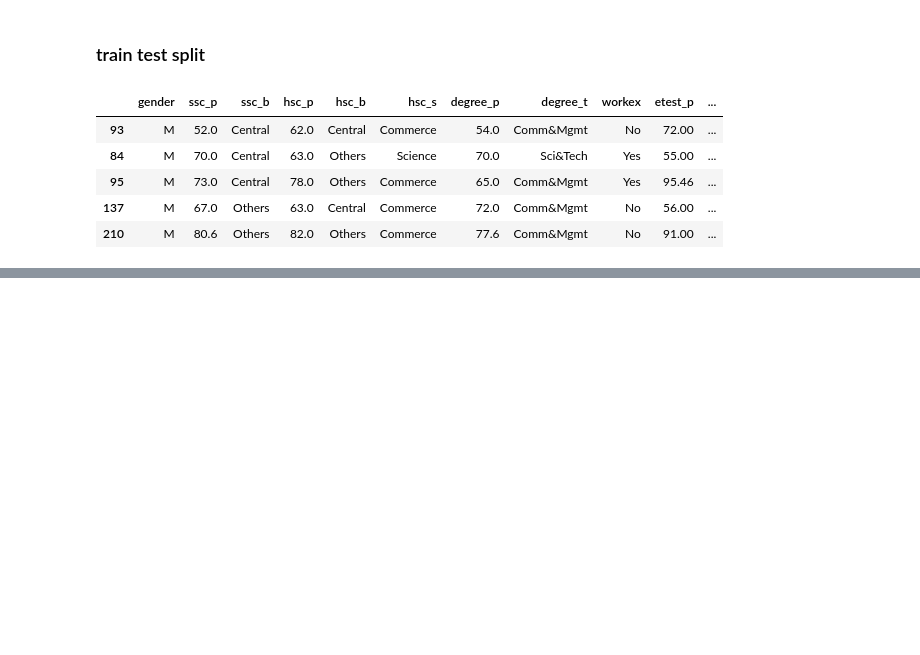
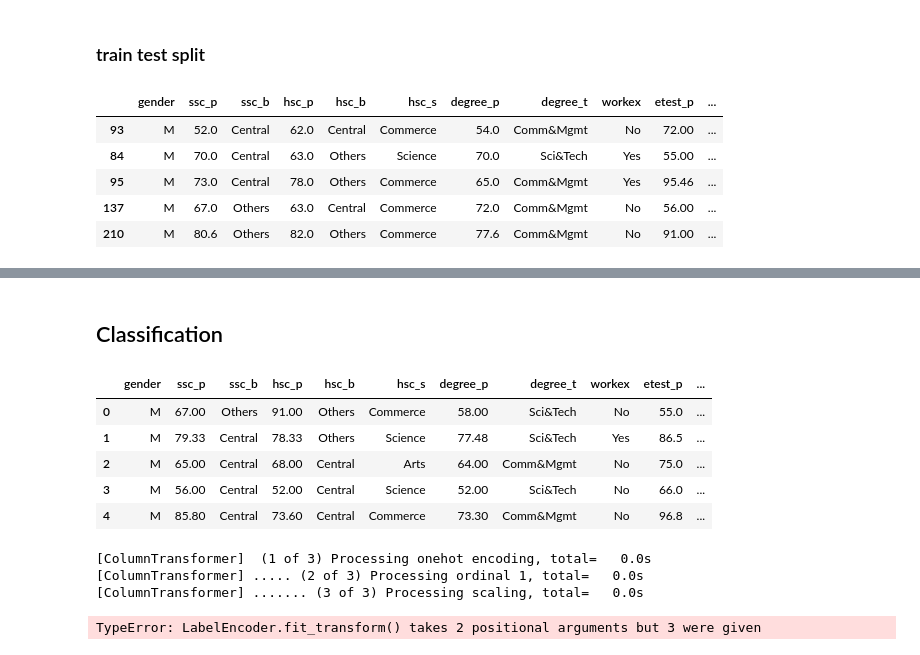
Before and after one commit to aswinshibu2001/Data-processing-and-model-selection, a Jupyter notebook: placement.ipynb, the cells around one changed output, grey strips where cells are left out. Saved outputs shown, nothing was run; the diff lists cells and outputs as text; code cells hidden in the pictures; blank space fills up the shorter version.

Commit message:
column transformer + hyperparameter tuning

```diff
--- a/placement.ipynb
+++ b/placement.ipynb
@@ -356,0 +495,11 @@ score
+# %% [markdown]
+## Classification
+# %%
+df.head()
+# %% [output]
+|  | gender | ssc_p | ssc_b | hsc_p | hsc_b | hsc_s | degree_p | degree_t | workex | etest_p | ... |
+| 0 | M | 67.00 | Others | 91.00 | Others | Commerce | 58.00 | Sci&Tech | No | 55.0 | ... |
+| 1 | M | 79.33 | Central | 78.33 | Others | Science | 77.48 | Sci&Tech | Yes | 86.5 | ... |
+| 2 | M | 65.00 | Central | 68.00 | Central | Arts | 64.00 | Comm&Mgmt | No | 75.0 | ... |
+| 3 | M | 56.00 | Central | 52.00 | Central | Science | 52.00 | Sci&Tech | No | 66.0 | ... |
+| 4 | M | 85.80 | Central | 73.60 | Central | Commerce | 73.30 | Comm&Mgmt | No | 96.8 | ... |
@@ -356,0 +539,12 @@ score
+# %%
+X_train = pipeline.fit_transform(X_train)
+X_test = pipeline.transform(X_test)
+# %% [output]
+[ColumnTransformer]  (1 of 3) Processing onehot encoding, total=   0.0s
+[ColumnTransformer] ..... (2 of 3) Processing ordinal 1, total=   0.0s
+[ColumnTransformer] ....... (3 of 3) Processing scaling, total=   0.0s
+# %%
+y_train = pipeline2.fit_transform(y_train)
+y_test = pipeline2.transform(y_test)
+# %% [output]
+TypeError: LabelEncoder.fit_transform() takes 2 positional arguments but 3 were given
```
Also changed, not shown: parts of 37 cells of this notebook, 1 other file.
